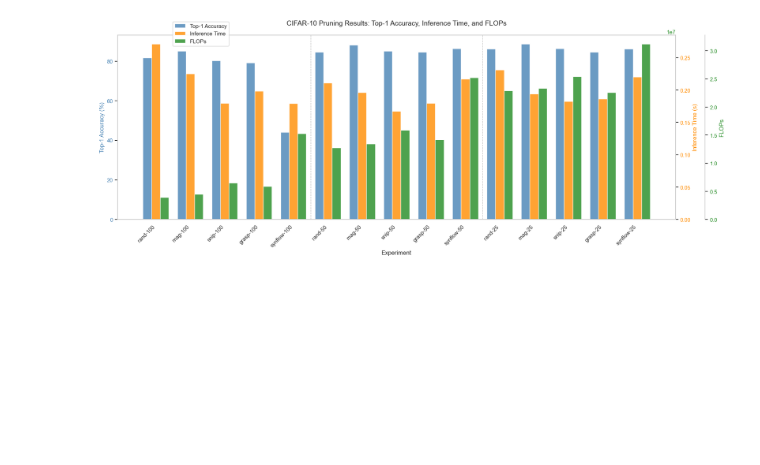
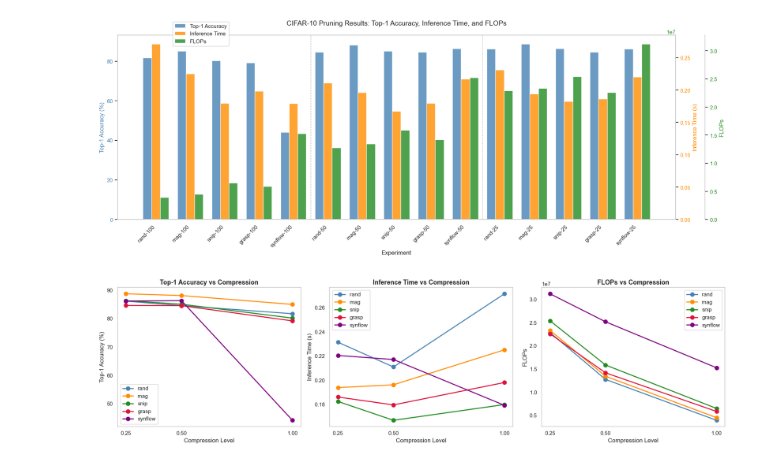
Before and after one commit to michaelneuder/COS568-A1, a Jupyter notebook: results_inspect.ipynb, the cells around one changed output. Cells and saved outputs as stored; diff of their text form; code cells hidden in the pictures; blank space fills up the shorter version.

```diff
--- a/results_inspect.ipynb
+++ b/results_inspect.ipynb
@@ -312,3 +312,75 @@ plt.tight_layout()
 plt.show()
 # %% [output]
 [figure]
+# %%
+import matplotlib.pyplot as plt
+import numpy as np
+
+# Define compression levels and pruning methods
+compression_levels = [0.25, 0.50, 1.00]
+compression_labels = [25, 50, 100]  # For looking up in results dict
+pruning_methods = ['rand', 'mag', 'snip', 'grasp', 'synflow']
+colors = ['steelblue', 'darkorange', 'forestgreen', 'crimson', 'purple']
+
+# Organize data by pruning method and compression level
+data_by_method = {method: {'acc': [], 'time': [], 'flops': []} for method in pruning_methods}
+
+for comp_label in compression_labels:
+    for method in pruning_methods:
+        label = f"{method}-{comp_label}"
+        if label in results and results[label][0] is not None:
+            data_by_method[method]['acc'].append(results[label][0])
+            data_by_method[method]['time'].append(results[label][1])
+            data_by_method[method]['flops'].append(results[label][2])
+        else:
+            data_by_method[method]['acc'].append(None)
+            data_by_method[method]['time'].append(None)
+            data_by_method[method]['flops'].append(None)
+
+# Create three subplots
+fig, axes = plt.subplots(1, 3, figsize=(18, 5))
+
+# Plot 1: Top-1 Accuracy
+ax1 = axes[0]
+for method, color in zip(pruning_methods, colors):
+    ax1.plot(compression_levels, data_by_method[method]['acc'],
+             marker='o', linewidth=2, markersize=8, label=method, color=color)
+ax1.set_xlabel('Compression Level', fontsize=12)
+ax1.set_ylabel('Top-1 Accuracy (%)', fontsize=12)
+ax1.set_title('Top-1 Accuracy vs Compression', fontsize=13, fontweight='bold')
+ax1.set_xticks(compression_levels)
+ax1.set_xticklabels(['0.25', '0.50', '1.00'])
+ax1.legend()
+ax1.grid(False)
+
+# Plot 2: Inference Time
+ax2 = axes[1]
+for method, color in zip(pruning_methods, colors):
+    ax2.plot(compression_levels, data_by_method[method]['time'],
+             marker='o', linewidth=2, markersize=8, label=method, color=color)
+ax2.set_xlabel('Compression Level', fontsize=12)
+ax2.set_ylabel('Inference Time (s)', fontsize=12)
+ax2.set_title('Inference Time vs Compression', fontsize=13, fontweight='bold')
+ax2.set_xticks(compression_levels)
+ax2.set_xticklabels(['0.25', '0.50', '1.00'])
+ax2.legend()
+ax2.grid(False)
+
+# Plot 3: FLOPs
+ax3 = axes[2]
+for method, color in zip(pruning_methods, colors):
+    ax3.plot(compression_levels, data_by_method[method]['flops'],
+             marker='o', linewidth=2, markersize=8, label=method, color=color)
+ax3.set_xlabel('Compression Level', fontsize=12)
+ax3.set_ylabel('FLOPs', fontsize=12)
+ax3.set_title('FLOPs vs Compression', fontsize=13, fontweight='bold')
+ax3.set_xticks(compression_levels)
+ax3.set_xticklabels(['0.25', '0.50', '1.00'])
+ax3.legend()
+ax3.grid(False)
+ax3.ticklabel_format(style='scientific', axis='y', scilimits=(0,0))
+
+plt.tight_layout()
+plt.show()
+# %% [output]
+[figure, added]
```
Also changed, not shown: 2 other files.
